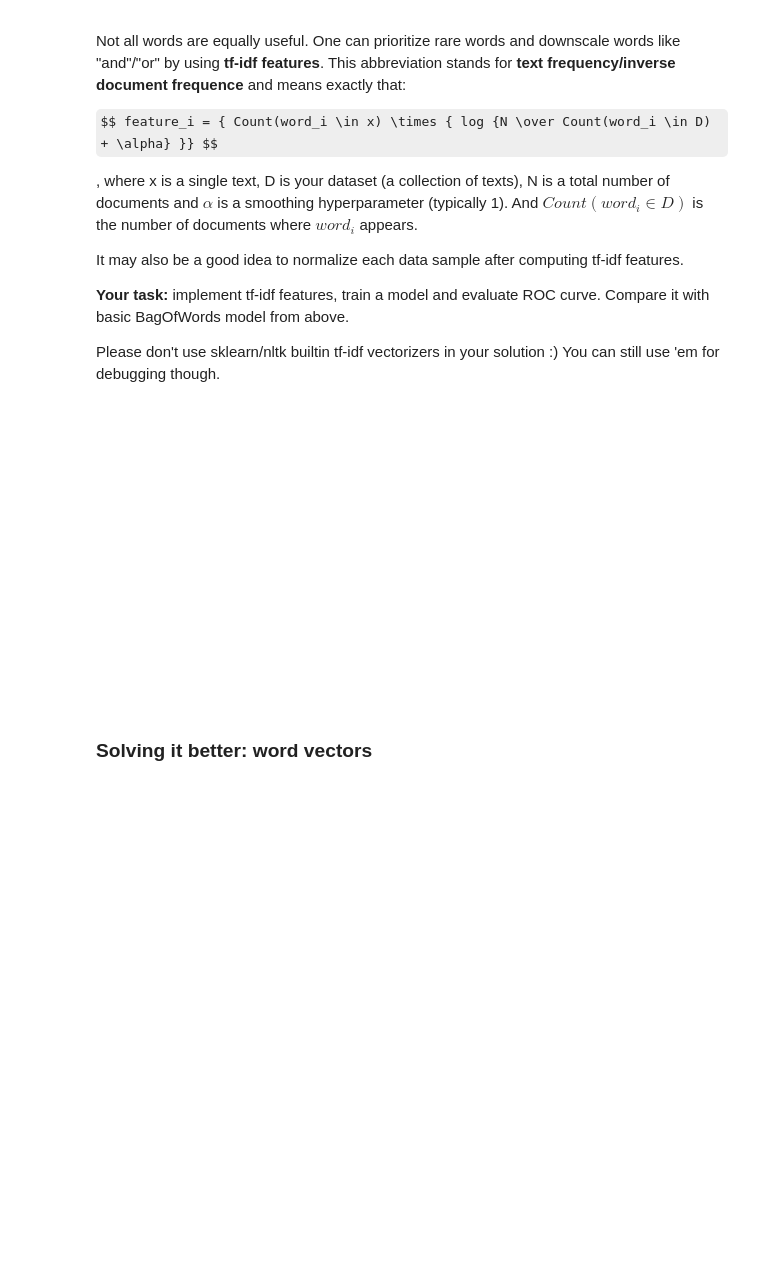
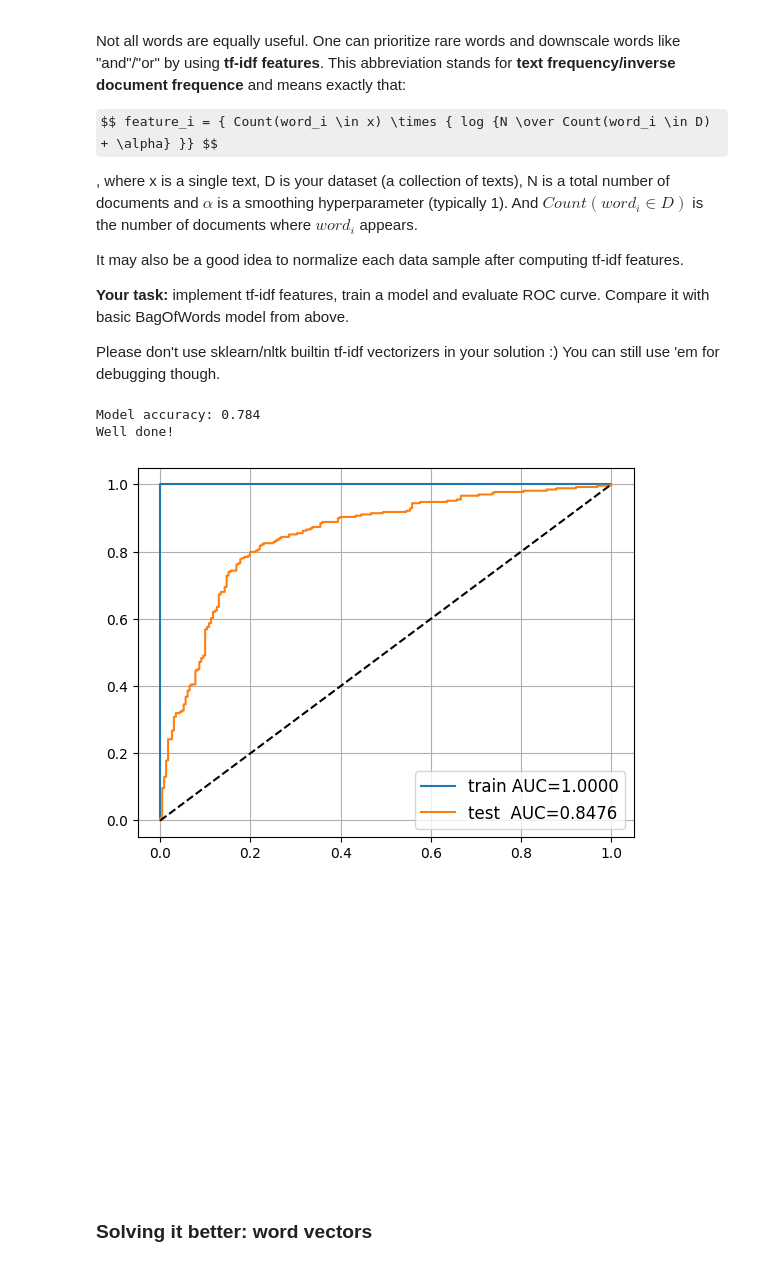
Before and after one commit to alexbuyan/nlp_course, a Jupyter notebook: week02_classification/homework_part1.ipynb, the cells around one changed output. Cells and saved outputs as stored; diff of their text form; code cells hidden in the pictures; some formulas as TeX source; blank space fills up the shorter version.

````diff
--- a/week02_classification/homework_part1.ipynb
+++ b/week02_classification/homework_part1.ipynb
@@ -268,3 +268,6 @@ It may also be a good idea to normalize each data sample after computing tf-idf
 __Your task:__ implement tf-idf features, train a model and evaluate ROC curve. Compare it with basic BagOfWords model from above.
 
 Please don't use sklearn/nltk builtin tf-idf vectorizers in your solution :) You can still use 'em for debugging though.
+# %%
+docs_app_train = np.sum((X_train_bow >= 1).astype(int), axis=0)
+docs_app_test = np.sum((X_test_bow >= 1).astype(int), axis=0)
@@ -271,3 +279,24 @@ Please don't use sklearn/nltk builtin tf-idf vectorizers in your solution :) You
+# %%
+for name, X, y, model in [
+    ('train', X_train_tf, y_train, tf_model),
+    ('test ', X_test_tf, y_test, tf_model)
+]:
+    proba = model.predict_proba(X)[:, 1]
+    auc = roc_auc_score(y, proba)
+    plt.plot(*roc_curve(y, proba)[:2], label='%s AUC=%.4f' % (name, auc))
+
+plt.plot([0, 1], [0, 1], '--', color='black',)
+plt.legend(fontsize='large')
+plt.grid()
+
+test_accuracy = np.mean(tf_model.predict(X_test_bow) == y_test)
+print(f"Model accuracy: {test_accuracy:.3f}")
+assert test_accuracy > 0.77, "Hint: tune the parameter C to improve performance"
+print("Well done!")
+# %% [output]
+Model accuracy: 0.784
+Well done!
+[figure, added]
 # %% [markdown]
 ```
 
````
Also changed, not shown: parts of 5 cells of this notebook.
